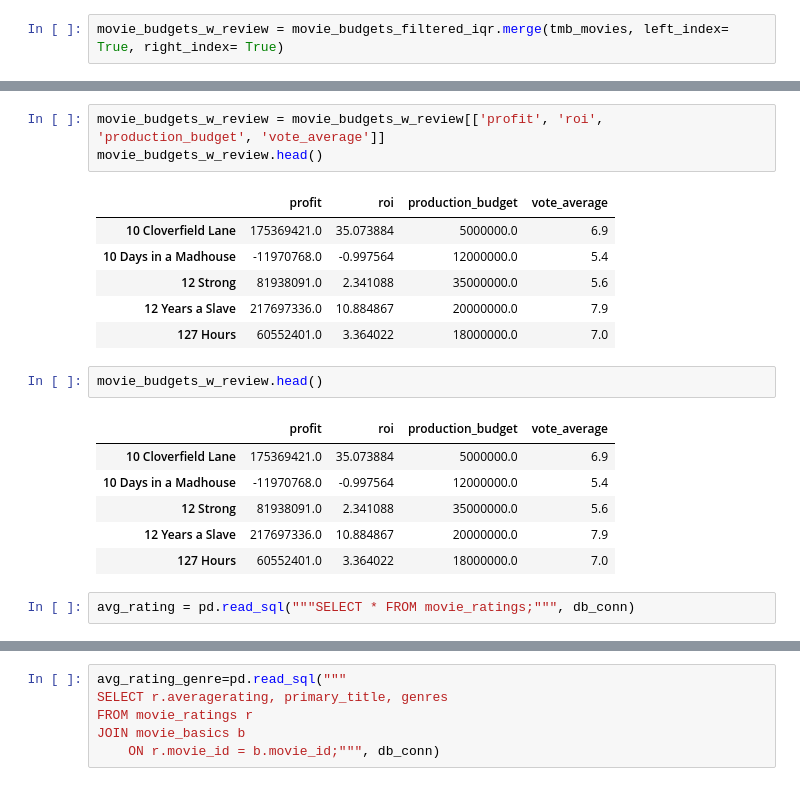
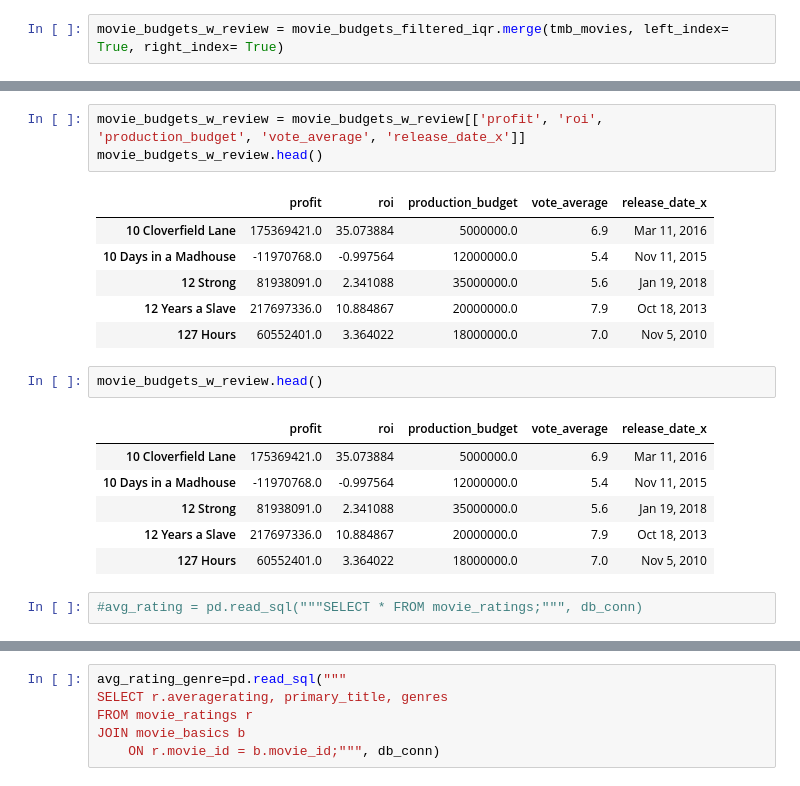
Before and after one commit to jaymhart76/phase_1_movie_data_project, a Jupyter notebook: phase_1 project.ipynb, the cells around one changed output, grey strips where cells are left out. Saved outputs shown, nothing was run; the diff lists cells and outputs as text.

```diff
--- a/phase_1 project.ipynb
+++ b/phase_1 project.ipynb
@@ -460,23 +334,23 @@ movie_budgets_w_review.head()
 | 12 Years a Slave | Oct 18, 2013 | 20000000.0 | 56671993.0 | 181025343.0 | 217697336.0 | 10.884867 | 7911 | ... |
 | 127 Hours | Nov 5, 2010 | 18000000.0 | 18335230.0 | 60217171.0 | 60552401.0 | 3.364022 | 93 | ... |
 # %%
-movie_budgets_w_review = movie_budgets_w_review[['profit', 'roi', 'production_budget', 'vote_average']]
+movie_budgets_w_review = movie_budgets_w_review[['profit', 'roi', 'production_budget', 'vote_average', 'release_date_x']]
 movie_budgets_w_review.head()
 # %% [output]
-|  | profit | roi | production_budget | vote_average |
-| 10 Cloverfield Lane | 175369421.0 | 35.073884 | 5000000.0 | 6.9 |
-| 10 Days in a Madhouse | -11970768.0 | -0.997564 | 12000000.0 | 5.4 |
-| 12 Strong | 81938091.0 | 2.341088 | 35000000.0 | 5.6 |
-| 12 Years a Slave | 217697336.0 | 10.884867 | 20000000.0 | 7.9 |
-| 127 Hours | 60552401.0 | 3.364022 | 18000000.0 | 7.0 |
+|  | profit | roi | production_budget | vote_average | release_date_x |
+| 10 Cloverfield Lane | 175369421.0 | 35.073884 | 5000000.0 | 6.9 | Mar 11, 2016 |
+| 10 Days in a Madhouse | -11970768.0 | -0.997564 | 12000000.0 | 5.4 | Nov 11, 2015 |
+| 12 Strong | 81938091.0 | 2.341088 | 35000000.0 | 5.6 | Jan 19, 2018 |
+| 12 Years a Slave | 217697336.0 | 10.884867 | 20000000.0 | 7.9 | Oct 18, 2013 |
+| 127 Hours | 60552401.0 | 3.364022 | 18000000.0 | 7.0 | Nov 5, 2010 |
 # %%
 movie_budgets_w_review.head()
 # %% [output]
-|  | profit | roi | production_budget | vote_average |
-| 10 Cloverfield Lane | 175369421.0 | 35.073884 | 5000000.0 | 6.9 |
-| 10 Days in a Madhouse | -11970768.0 | -0.997564 | 12000000.0 | 5.4 |
-| 12 Strong | 81938091.0 | 2.341088 | 35000000.0 | 5.6 |
-| 12 Years a Slave | 217697336.0 | 10.884867 | 20000000.0 | 7.9 |
-| 127 Hours | 60552401.0 | 3.364022 | 18000000.0 | 7.0 |
+|  | profit | roi | production_budget | vote_average | release_date_x |
+| 10 Cloverfield Lane | 175369421.0 | 35.073884 | 5000000.0 | 6.9 | Mar 11, 2016 |
+| 10 Days in a Madhouse | -11970768.0 | -0.997564 | 12000000.0 | 5.4 | Nov 11, 2015 |
+| 12 Strong | 81938091.0 | 2.341088 | 35000000.0 | 5.6 | Jan 19, 2018 |
+| 12 Years a Slave | 217697336.0 | 10.884867 | 20000000.0 | 7.9 | Oct 18, 2013 |
+| 127 Hours | 60552401.0 | 3.364022 | 18000000.0 | 7.0 | Nov 5, 2010 |
 # %%
-avg_rating = pd.read_sql("""SELECT * FROM movie_ratings;""", db_conn)
+#avg_rating = pd.read_sql("""SELECT * FROM movie_ratings;""", db_conn)
```
Also changed, not shown: parts of 80 cells of this notebook, 5 other files.
